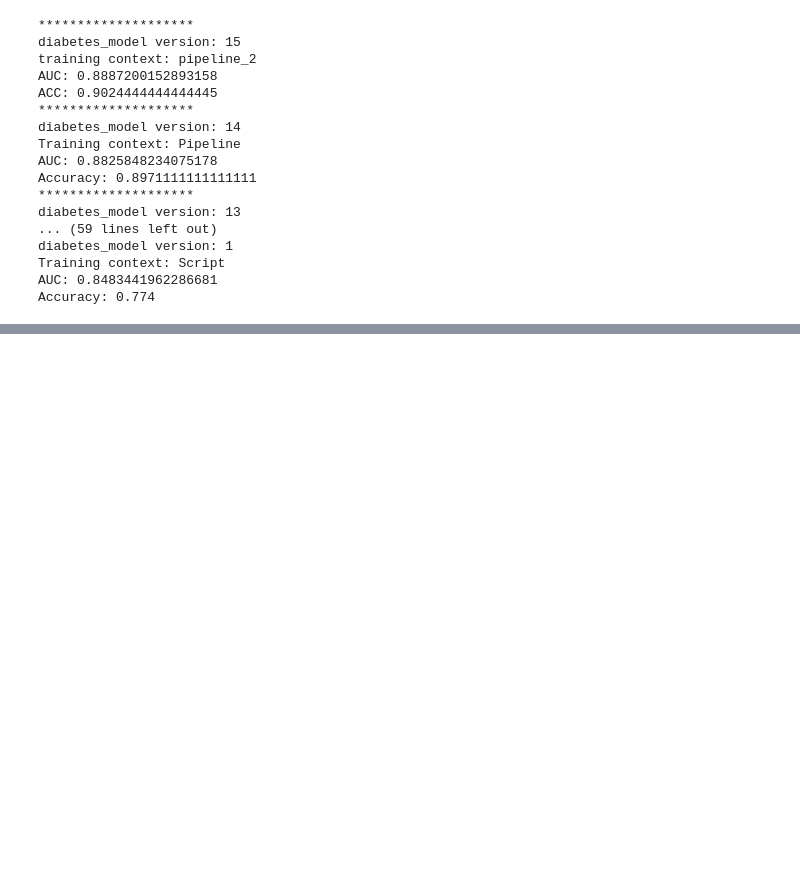
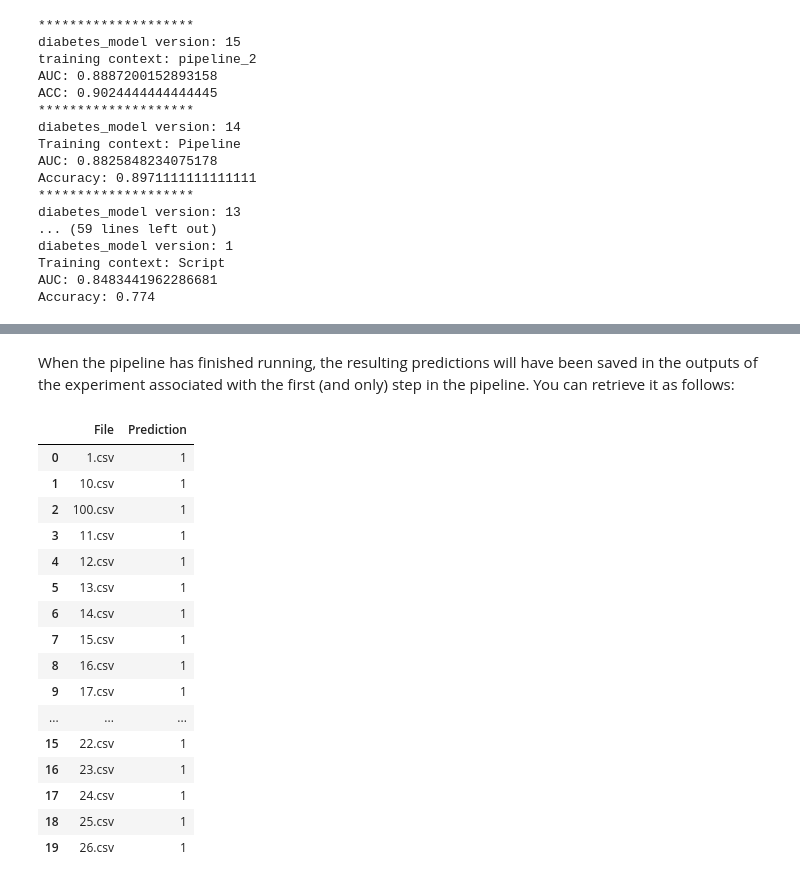
Before and after one commit to wliu40/mslearn-dp100, a Jupyter notebook: pipeline.ipynb, the cells around one changed output, grey strips where cells are left out. Drawn from its saved outputs; the diff is of its cells as text; code cells hidden in the pictures; blank space fills up the shorter version.

Commit message:
batch inference with pipeline

```diff
--- a/pipeline.ipynb
+++ b/pipeline.ipynb
@@ -380,0 +711,8 @@ Accuracy: 0.774
+# %%
+from azureml.core import Environment
+from azureml.core.runconfig import DEFAULT_CPU_IMAGE
+
+# Create an Environment for the experiment
+batch_env = Environment.from_conda_specification("experiment_env", experiment_folder + "/batch_environment.yml")
+batch_env.docker.base_image = DEFAULT_CPU_IMAGE
+print('Configuration ready.')
@@ -380,0 +785,7 @@ Accuracy: 0.774
+# %%
+from azureml.core import Experiment
+from azureml.pipeline.core import Pipeline
+
+pipeline = Pipeline(workspace=ws, steps=[parallelrun_step])
+pipeline_run = Experiment(ws, 'mslearn-diabetes-batch').submit(pipeline)
+pipeline_run.wait_for_completion(show_output=True)
@@ -380,0 +811,44 @@ Accuracy: 0.774
+# %% [markdown]
+When the pipeline has finished running, the resulting predictions will have been saved in the outputs of the experiment associated with the first (and only) step in the pipeline. You can retrieve it as follows:
+# %%
+import pandas as pd
+import shutil
+
+# Remove the local results folder if left over from a previous run
+shutil.rmtree('diabetes-results', ignore_errors=True)
+
+# Get the run for the first step and download its output
+prediction_run = next(pipeline_run.get_children())
+prediction_output = prediction_run.get_output_data('inferences')
+prediction_output.download(local_path='diabetes-results')
+
+# Traverse the folder hierarchy and find the results file
+for root, dirs, files in os.walk('diabetes-results'):
+    for file in files:
+        if file.endswith('parallel_run_step.txt'):
+            result_file = os.path.join(root,file)
+
+# cleanup output format
+df = pd.read_csv(result_file, delimiter=":", header=None)
+df.columns = ["File", "Prediction"]
+
+# Display the first 20 results
+df.head(20)
+# %% [output]
+|  | File | Prediction |
+| 0 | 1.csv | 1 |
+| 1 | 10.csv | 1 |
+| 2 | 100.csv | 1 |
+| 3 | 11.csv | 1 |
+| 4 | 12.csv | 1 |
+| 5 | 13.csv | 1 |
+| 6 | 14.csv | 1 |
+| 7 | 15.csv | 1 |
+| 8 | 16.csv | 1 |
+| 9 | 17.csv | 1 |
+| ... | ... | ... |
+| 15 | 22.csv | 1 |
+| 16 | 23.csv | 1 |
+| 17 | 24.csv | 1 |
+| 18 | 25.csv | 1 |
+| 19 | 26.csv | 1 |
```
Also changed, not shown: parts of 41 cells of this notebook, 4 other files.
